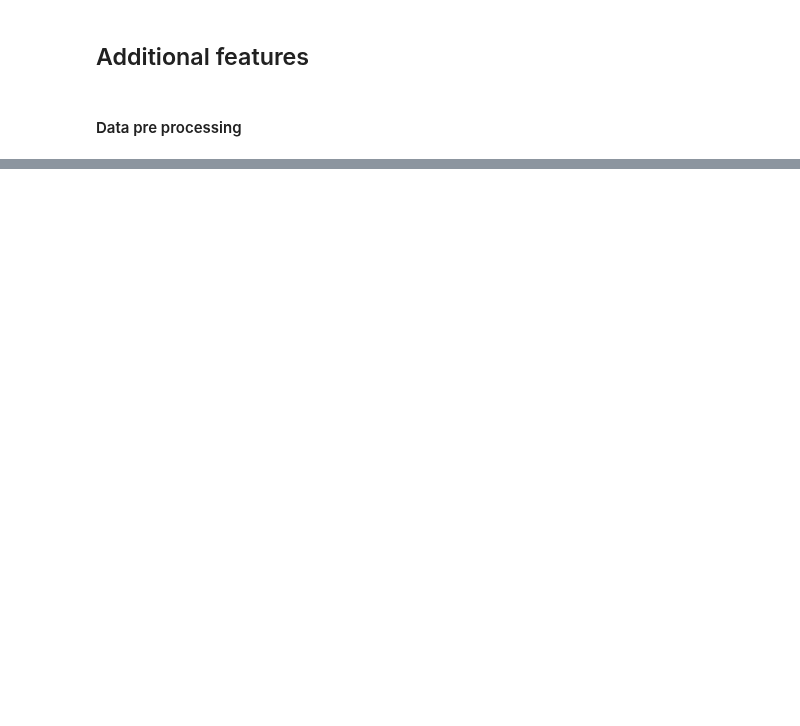
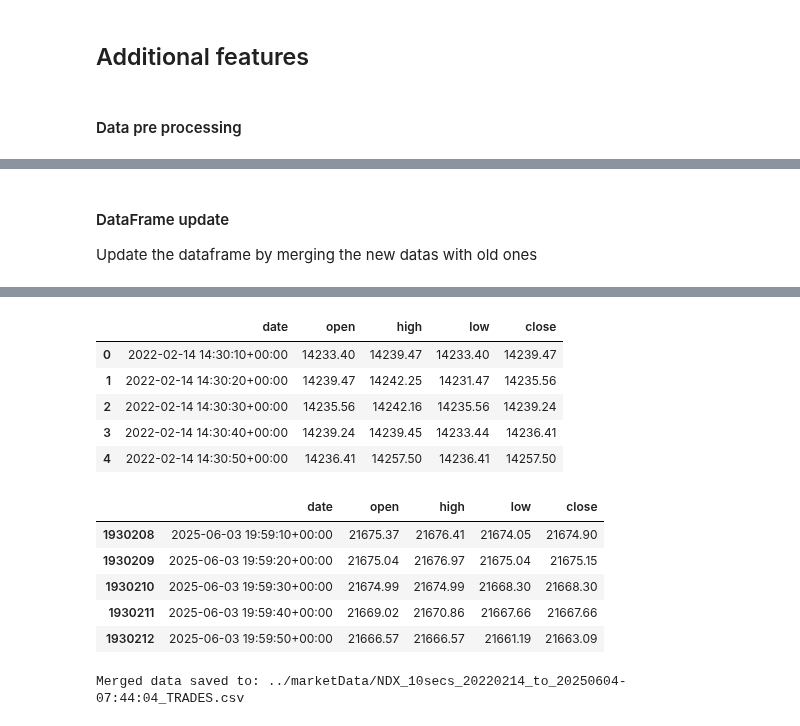
Before and after one commit to FinTechCpp/fast-backtest-app, a Jupyter notebook: Notebooks/IBKR_API.ipynb, the cells around one changed output, grey strips where cells are left out. Cells and saved outputs as stored; diff of their text form; code cells hidden in the pictures; blank space fills up the shorter version.

```diff
--- a/Notebooks/IBKR_API.ipynb
+++ b/Notebooks/IBKR_API.ipynb
@@ -265,0 +273,23 @@ resampled_df
+# %% [markdown]
+#### DataFrame update
+Update the dataframe by merging the new datas with old ones
+# %%
+import pandas as pd
+from Helpers import merge_ohlc_dataframes
+
+# Load your existing data
+existing_file_path = "../marketData/NDX_10secs_20220214_to_20250502_TRADES.csv"
+existing_df = pd.read_csv(existing_file_path)
+
+trading_hours = {'start' : '13:30:00', 'end' : '20:00:00'}  # Define your trading hours
+
+# Merge the dataframes
+merged_df = merge_ohlc_dataframes(existing_df, new_df, frequency='10s', trading_hours=trading_hours)
+
+# Save the merged dataframe
+save_path = f"../marketData/{contract.symbol}_10secs_20220214_to_{end_date}_{price_source}.csv"
+display(merged_df.head())
+display(merged_df.tail())
+merged_df.to_csv(save_path, index=False)
+print(f"Merged data saved to: {save_path}")
+# %% [output]
@@ -266,3 +299,16 @@ resampled_df
+|  | date | open | high | low | close |
+| 0 | 2022-02-14 14:30:10+00:00 | 14233.40 | 14239.47 | 14233.40 | 14239.47 |
+| 1 | 2022-02-14 14:30:20+00:00 | 14239.47 | 14242.25 | 14231.47 | 14235.56 |
+| 2 | 2022-02-14 14:30:30+00:00 | 14235.56 | 14242.16 | 14235.56 | 14239.24 |
+| 3 | 2022-02-14 14:30:40+00:00 | 14239.24 | 14239.45 | 14233.44 | 14236.41 |
+| 4 | 2022-02-14 14:30:50+00:00 | 14236.41 | 14257.50 | 14236.41 | 14257.50 |
+|  | date | open | high | low | close |
+| 1930208 | 2025-06-03 19:59:10+00:00 | 21675.37 | 21676.41 | 21674.05 | 21674.90 |
+| 1930209 | 2025-06-03 19:59:20+00:00 | 21675.04 | 21676.97 | 21675.04 | 21675.15 |
+| 1930210 | 2025-06-03 19:59:30+00:00 | 21674.99 | 21674.99 | 21668.30 | 21668.30 |
+| 1930211 | 2025-06-03 19:59:40+00:00 | 21669.02 | 21670.86 | 21667.66 | 21667.66 |
+| 1930212 | 2025-06-03 19:59:50+00:00 | 21666.57 | 21666.57 | 21661.19 | 21663.09 |
+Merged data saved to: ../marketData/NDX_10secs_20220214_to_20250604-07:44:04_TRADES.csv
 # %%
 import pandas as pd
 
```
Also changed, not shown: parts of 23 cells of this notebook, 17 other files.
